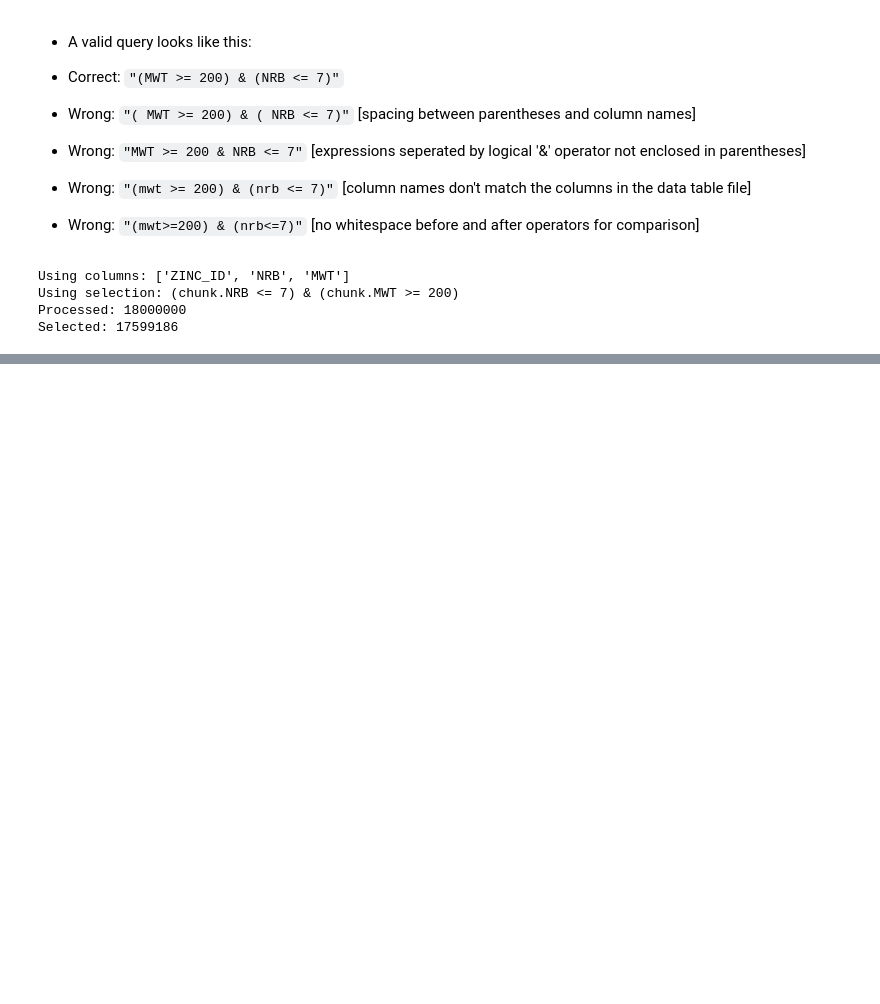
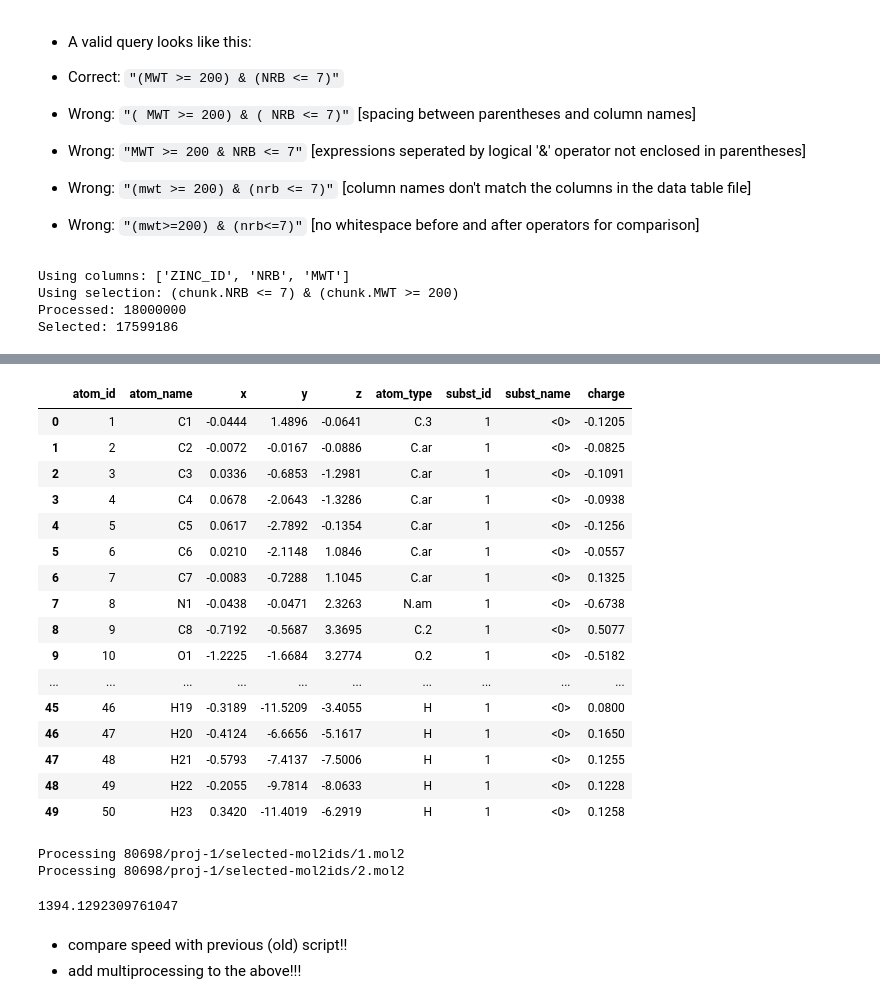
Before and after one commit to rasbt/screenlamp, a Jupyter notebook: docs/sources/workflow/80698_mol2.ipynb, the cells around one changed output, grey strips where cells are left out. Saved outputs shown, nothing was run; the diff lists cells and outputs as text; code cells hidden in the pictures; blank space fills up the shorter version.

```diff
--- a/docs/sources/workflow/80698_mol2.ipynb
+++ b/docs/sources/workflow/80698_mol2.ipynb
@@ -161,0 +222,6 @@ Selected: 17599186
+# %%
+pdmol = PandasMol2()
+for mol2 in split_multimol2('80698/proj-1/selected-mol2ids/1.mol2'):
+    pdmol.read_mol2_from_list(mol2_lines=mol2[1],
+                              mol2_code=mol2[0])
+    break
@@ -161,0 +250,20 @@ Selected: 17599186
+# %%
+pdmol.df
+# %% [output]
+|  | atom_id | atom_name | x | y | z | atom_type | subst_id | subst_name | charge |
+| 0 | 1 | C1 | -0.0444 | 1.4896 | -0.0641 | C.3 | 1 | <0> | -0.1205 |
+| 1 | 2 | C2 | -0.0072 | -0.0167 | -0.0886 | C.ar | 1 | <0> | -0.0825 |
+| 2 | 3 | C3 | 0.0336 | -0.6853 | -1.2981 | C.ar | 1 | <0> | -0.1091 |
+| 3 | 4 | C4 | 0.0678 | -2.0643 | -1.3286 | C.ar | 1 | <0> | -0.0938 |
+| 4 | 5 | C5 | 0.0617 | -2.7892 | -0.1354 | C.ar | 1 | <0> | -0.1256 |
+| 5 | 6 | C6 | 0.0210 | -2.1148 | 1.0846 | C.ar | 1 | <0> | -0.0557 |
+| 6 | 7 | C7 | -0.0083 | -0.7288 | 1.1045 | C.ar | 1 | <0> | 0.1325 |
+| 7 | 8 | N1 | -0.0438 | -0.0471 | 2.3263 | N.am | 1 | <0> | -0.6738 |
+| 8 | 9 | C8 | -0.7192 | -0.5687 | 3.3695 | C.2 | 1 | <0> | 0.5077 |
+| 9 | 10 | O1 | -1.2225 | -1.6684 | 3.2774 | O.2 | 1 | <0> | -0.5182 |
+| ... | ... | ... | ... | ... | ... | ... | ... | ... | ... |
+| 45 | 46 | H19 | -0.3189 | -11.5209 | -3.4055 | H | 1 | <0> | 0.0800 |
+| 46 | 47 | H20 | -0.4124 | -6.6656 | -5.1617 | H | 1 | <0> | 0.1650 |
+| 47 | 48 | H21 | -0.5793 | -7.4137 | -7.5006 | H | 1 | <0> | 0.1255 |
+| 48 | 49 | H22 | -0.2055 | -9.7814 | -8.0633 | H | 1 | <0> | 0.1228 |
+| 49 | 50 | H23 | 0.3420 | -11.4019 | -6.2919 | H | 1 | <0> | 0.1258 |
@@ -161,0 +274,15 @@ Selected: 17599186
+# %%
+!python  /Users/sebastian/Desktop/screenlamp_no_db/02_get_keto_sulfate_mp.py \
+--input_dir 80698/proj-1/selected-mol2ids/ \
+--output_dir /Users/sebastian/Desktop/temp \
+--processes 1
+# %% [output]
+Processing 80698/proj-1/selected-mol2ids/1.mol2
+Processing 80698/proj-1/selected-mol2ids/2.mol2
+# %%
+time.time() - start
+# %% [output]
+1394.1292309761047
+# %% [markdown]
+- compare speed with previous (old) script!!
+- add multiprocessing to the above!!!
```
Also changed, not shown: parts of 12 cells of this notebook, 4 other files.
